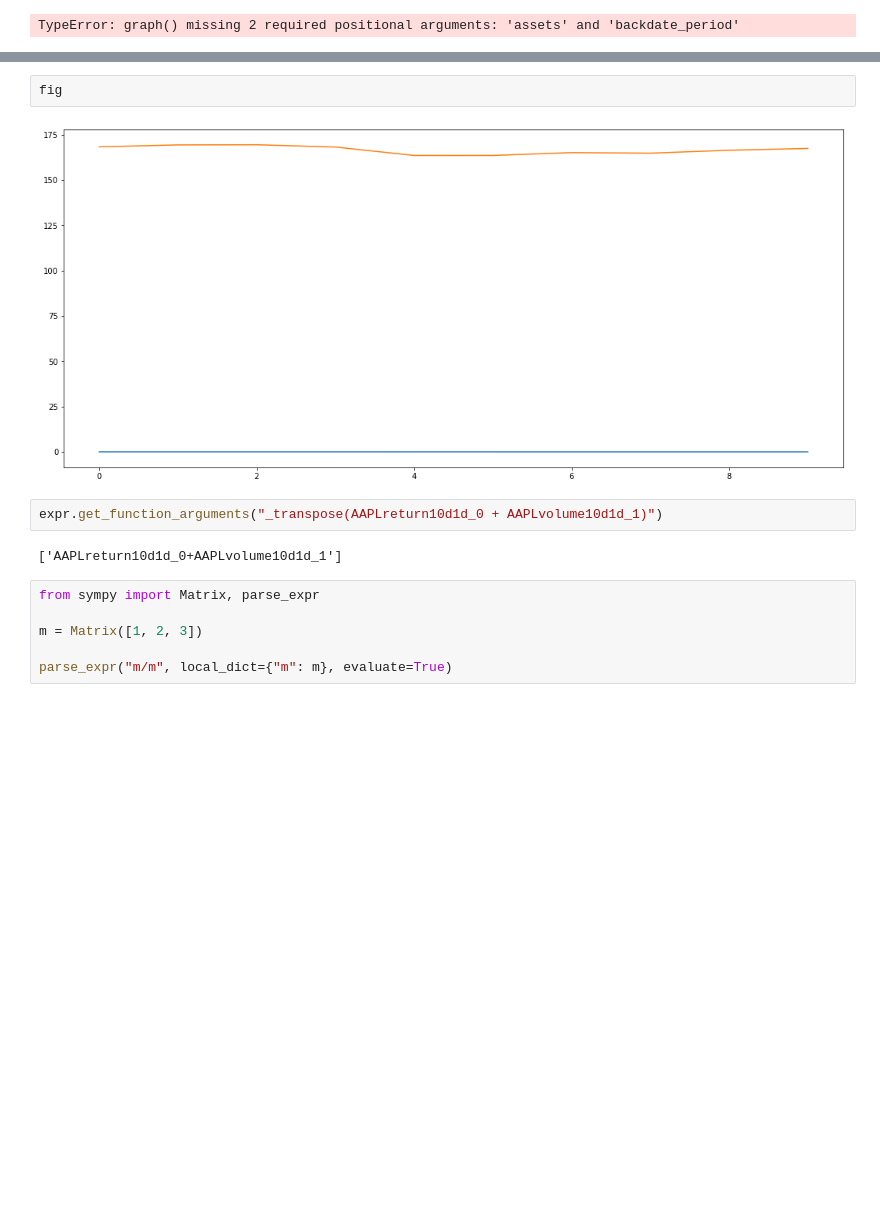
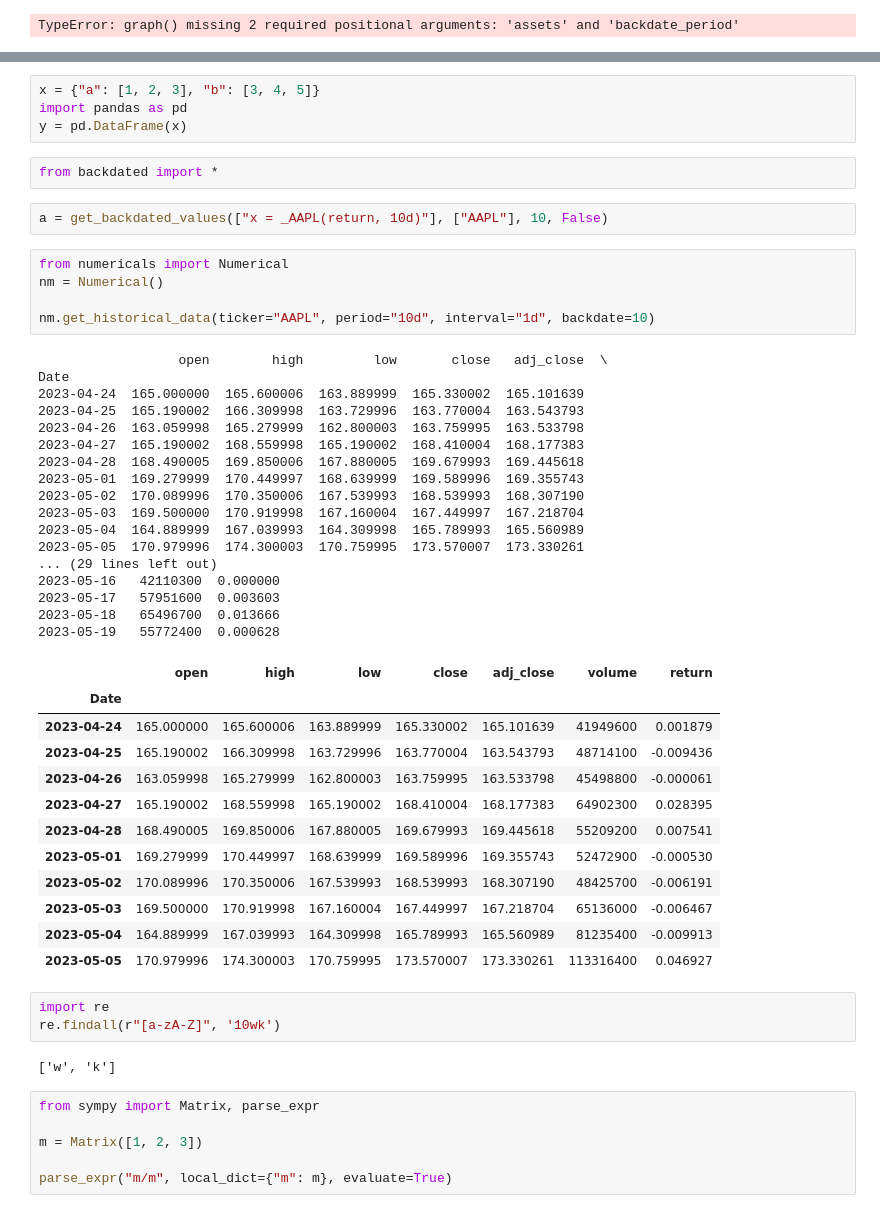
Before and after one commit to VinceXIV/intradr-api, a Jupyter notebook: test.ipynb, the cells around one changed output, grey strips where cells are left out. Drawn from its saved outputs; the diff is of its cells as text; blank space fills up the shorter version.

```diff
--- a/test.ipynb
+++ b/test.ipynb
@@ -28,11 +18,51 @@ plt.plot(b.index, b)
-# %%
-fig
-# %% [output]
-[figure, removed]
-# %%
-expr.get_function_arguments("_transpose(AAPLreturn10d1d_0 + AAPLvolume10d1d_1)")
-# %% [output]
-['AAPLreturn10d1d_0+AAPLvolume10d1d_1']
+# %%
+x = {"a": [1, 2, 3], "b": [3, 4, 5]}
+import pandas as pd
+y = pd.DataFrame(x)
+# %%
+from backdated import *
+# %%
+a = get_backdated_values(["x = _AAPL(return, 10d)"], ["AAPL"], 10, False)
+# %%
+from numericals import Numerical
+nm = Numerical()
+
+nm.get_historical_data(ticker="AAPL", period="10d", interval="1d", backdate=10)
+# %% [output]
+                  open        high         low       close   adj_close  \
+Date
+2023-04-24  165.000000  165.600006  163.889999  165.330002  165.101639
+2023-04-25  165.190002  166.309998  163.729996  163.770004  163.543793
+2023-04-26  163.059998  165.279999  162.800003  163.759995  163.533798
+2023-04-27  165.190002  168.559998  165.190002  168.410004  168.177383
+2023-04-28  168.490005  169.850006  167.880005  169.679993  169.445618
+2023-05-01  169.279999  170.449997  168.639999  169.589996  169.355743
+2023-05-02  170.089996  170.350006  167.539993  168.539993  168.307190
+2023-05-03  169.500000  170.919998  167.160004  167.449997  167.218704
+2023-05-04  164.889999  167.039993  164.309998  165.789993  165.560989
+2023-05-05  170.979996  174.300003  170.759995  173.570007  173.330261
+... (29 lines left out)
+2023-05-16   42110300  0.000000
+2023-05-17   57951600  0.003603
+2023-05-18   65496700  0.013666
+2023-05-19   55772400  0.000628
+|  | open | high | low | close | adj_close | volume | return |
+| Date |  |  |  |  |  |  |  |
+| 2023-04-24 | 165.000000 | 165.600006 | 163.889999 | 165.330002 | 165.101639 | 41949600 | 0.001879 |
+| 2023-04-25 | 165.190002 | 166.309998 | 163.729996 | 163.770004 | 163.543793 | 48714100 | -0.009436 |
+| 2023-04-26 | 163.059998 | 165.279999 | 162.800003 | 163.759995 | 163.533798 | 45498800 | -0.000061 |
+| 2023-04-27 | 165.190002 | 168.559998 | 165.190002 | 168.410004 | 168.177383 | 64902300 | 0.028395 |
+| 2023-04-28 | 168.490005 | 169.850006 | 167.880005 | 169.679993 | 169.445618 | 55209200 | 0.007541 |
+| 2023-05-01 | 169.279999 | 170.449997 | 168.639999 | 169.589996 | 169.355743 | 52472900 | -0.000530 |
+| 2023-05-02 | 170.089996 | 170.350006 | 167.539993 | 168.539993 | 168.307190 | 48425700 | -0.006191 |
+| 2023-05-03 | 169.500000 | 170.919998 | 167.160004 | 167.449997 | 167.218704 | 65136000 | -0.006467 |
+| 2023-05-04 | 164.889999 | 167.039993 | 164.309998 | 165.789993 | 165.560989 | 81235400 | -0.009913 |
+| 2023-05-05 | 170.979996 | 174.300003 | 170.759995 | 173.570007 | 173.330261 | 113316400 | 0.046927 |
+# %%
+import re
+re.findall(r"[a-zA-Z]", '10wk')
+# %% [output]
+['w', 'k']
 # %%
 from sympy import Matrix, parse_expr
 
```
Also changed, not shown: parts of 10 cells of this notebook.
